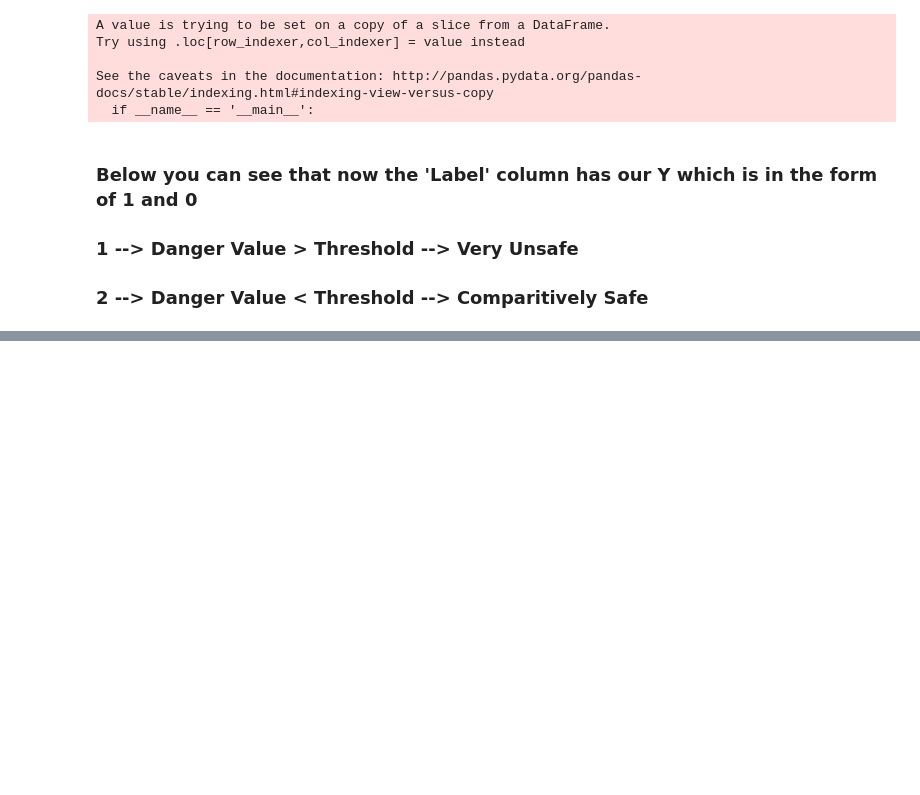
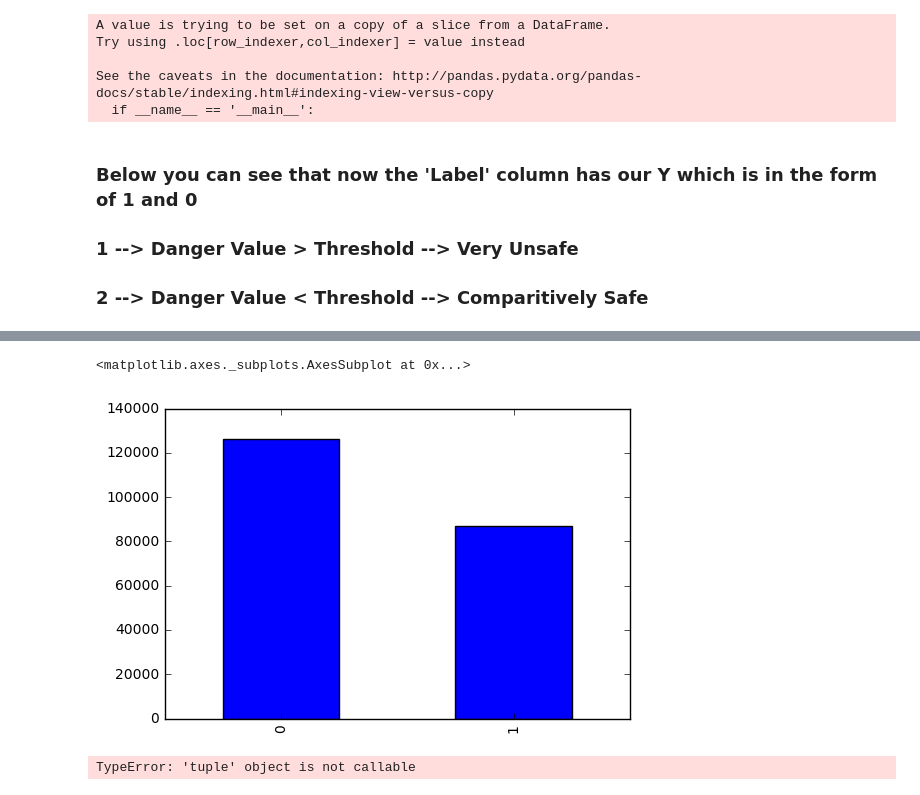
Before and after one commit to zee1159/Safe-Area-Prediction-Machine-Learning-Project, a Jupyter notebook: Safe Region Prediction_ML.ipynb, the cells around one changed output, grey strips where cells are left out. Cells and saved outputs as stored; diff of their text form; code cells hidden in the pictures; blank space fills up the shorter version.

Commit message:
Documentation and plots added

```diff
--- a/Safe Region Prediction_ML.ipynb
+++ b/Safe Region Prediction_ML.ipynb
@@ -345,0 +353,10 @@ new_df.head(100)
+# %%
+fig, ax = plt.subplots()
+new_df['Label'].value_counts().plot(ax=ax, kind='bar')
+# %% [output]
+<matplotlib.axes._subplots.AxesSubplot at 0x...>
+[figure, added]
+# %%
+new_df.shape()
+# %% [output]
+TypeError: 'tuple' object is not callable
```
Also changed, not shown: parts of 25 cells of this notebook, 1 other file.
